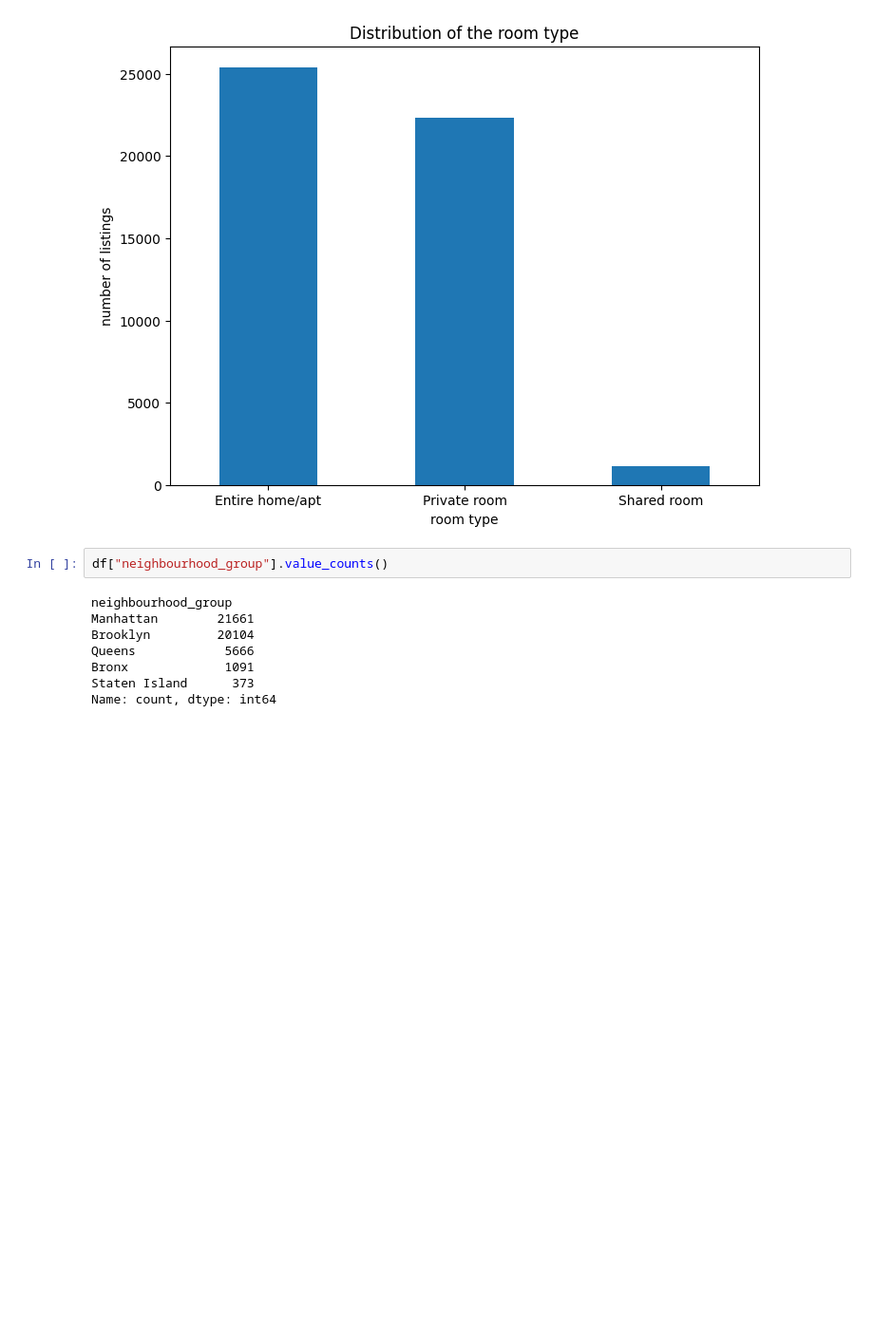
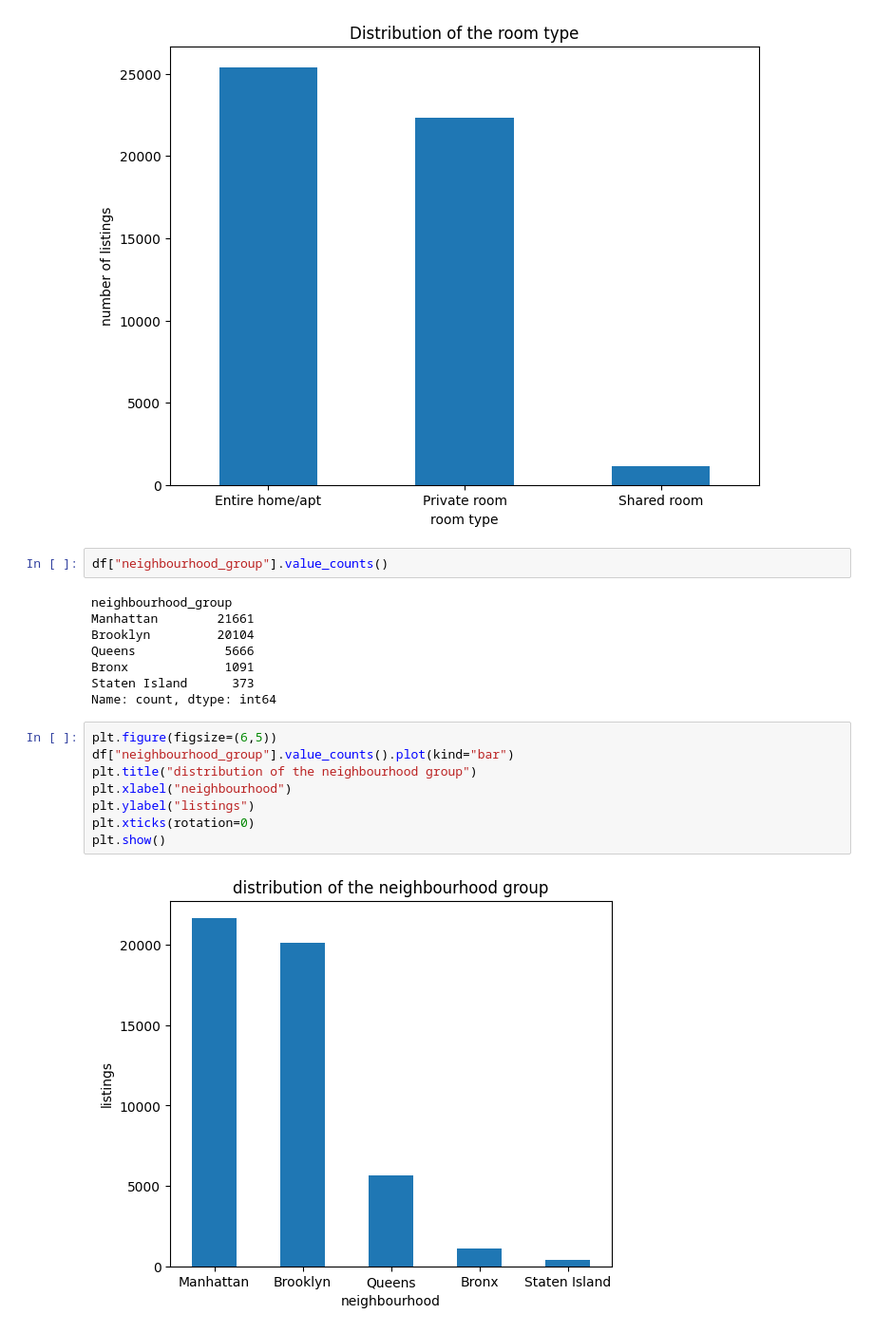
Before and after one commit to ayushpalse01012023-byte/staywise-ai-airbnb-price-prediction, a Jupyter notebook: model.ipynb, the cells around one changed output. Shown at 95% size. Cells and saved outputs as stored; diff of their text form; blank space fills up the shorter version.

Commit message:
distribution of the neighbourhood group

```diff
--- a/model.ipynb
+++ b/model.ipynb
@@ -159,3 +159,13 @@ Queens            5666
 Bronx             1091
 Staten Island      373
 Name: count, dtype: int64
+# %%
+plt.figure(figsize=(6,5))
+df["neighbourhood_group"].value_counts().plot(kind="bar")
+plt.title("distribution of the neighbourhood group")
+plt.xlabel("neighbourhood")
+plt.ylabel("listings")
+plt.xticks(rotation=0)
+plt.show()
+# %% [output]
+[figure, added]
```
